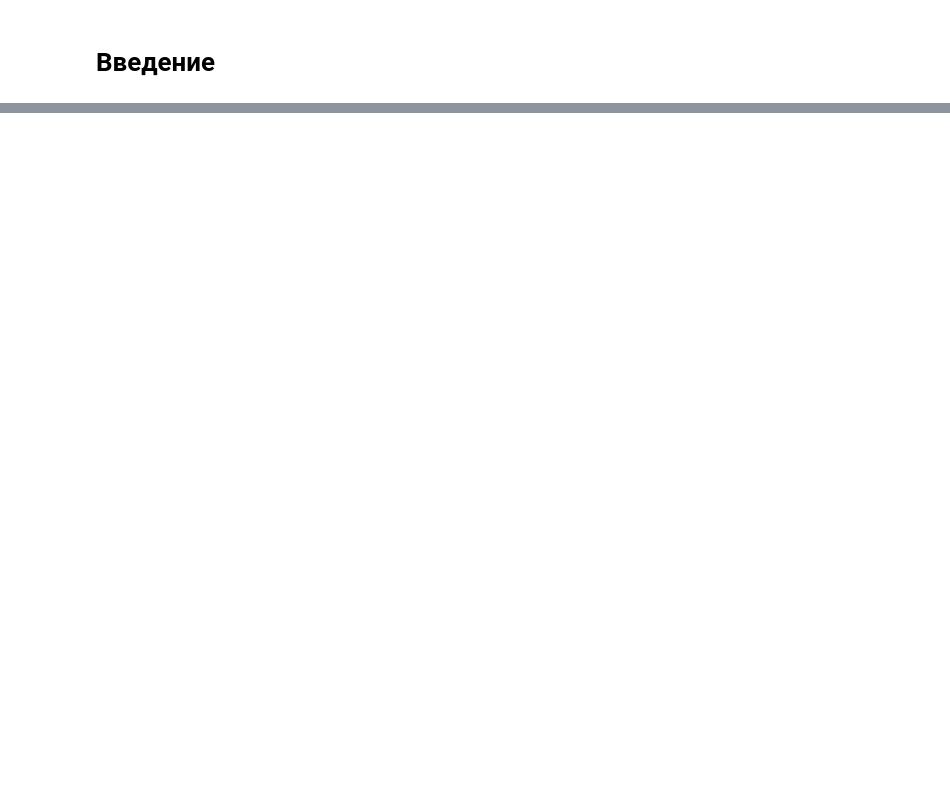
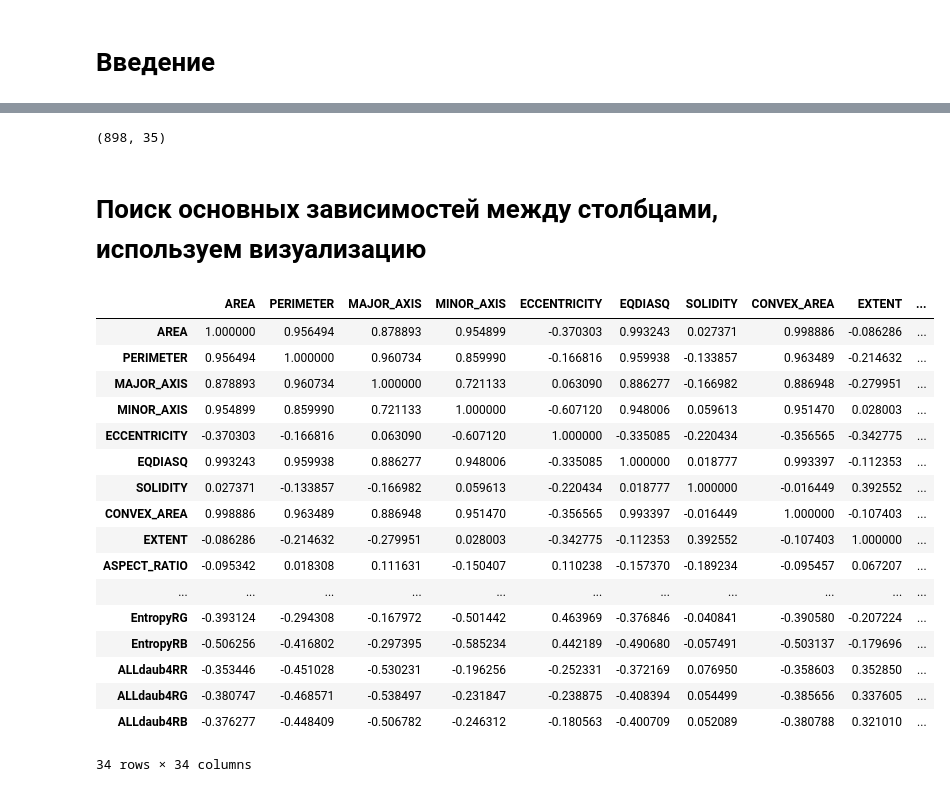
Before and after one commit to PozdeevDA1/ML, a Jupyter notebook: Pozdeev_ML.ipynb, the cells around one changed output, grey strips where cells are left out. Drawn from its saved outputs; the diff is of its cells as text; code cells hidden in the pictures; blank space fills up the shorter version.

```diff
--- a/Pozdeev_ML.ipynb
+++ b/Pozdeev_ML.ipynb
@@ -64,0 +100,29 @@ result_df
+# %%
+dataframe.shape
+# %% [output]
+(898, 35)
+# %% [markdown]
+# Поиск основных зависимостей между столбцами, используем визуализацию
+# %%
+# HEATMAP
+correlation_matrix=dataframe.corr()
+correlation_matrix
+# %% [output]
+|  | AREA | PERIMETER | MAJOR_AXIS | MINOR_AXIS | ECCENTRICITY | EQDIASQ | SOLIDITY | CONVEX_AREA | EXTENT | ... |
+| AREA | 1.000000 | 0.956494 | 0.878893 | 0.954899 | -0.370303 | 0.993243 | 0.027371 | 0.998886 | -0.086286 | ... |
+| PERIMETER | 0.956494 | 1.000000 | 0.960734 | 0.859990 | -0.166816 | 0.959938 | -0.133857 | 0.963489 | -0.214632 | ... |
+| MAJOR_AXIS | 0.878893 | 0.960734 | 1.000000 | 0.721133 | 0.063090 | 0.886277 | -0.166982 | 0.886948 | -0.279951 | ... |
+| MINOR_AXIS | 0.954899 | 0.859990 | 0.721133 | 1.000000 | -0.607120 | 0.948006 | 0.059613 | 0.951470 | 0.028003 | ... |
+| ECCENTRICITY | -0.370303 | -0.166816 | 0.063090 | -0.607120 | 1.000000 | -0.335085 | -0.220434 | -0.356565 | -0.342775 | ... |
+| EQDIASQ | 0.993243 | 0.959938 | 0.886277 | 0.948006 | -0.335085 | 1.000000 | 0.018777 | 0.993397 | -0.112353 | ... |
+| SOLIDITY | 0.027371 | -0.133857 | -0.166982 | 0.059613 | -0.220434 | 0.018777 | 1.000000 | -0.016449 | 0.392552 | ... |
+| CONVEX_AREA | 0.998886 | 0.963489 | 0.886948 | 0.951470 | -0.356565 | 0.993397 | -0.016449 | 1.000000 | -0.107403 | ... |
+| EXTENT | -0.086286 | -0.214632 | -0.279951 | 0.028003 | -0.342775 | -0.112353 | 0.392552 | -0.107403 | 1.000000 | ... |
+| ASPECT_RATIO | -0.095342 | 0.018308 | 0.111631 | -0.150407 | 0.110238 | -0.157370 | -0.189234 | -0.095457 | 0.067207 | ... |
+| ... | ... | ... | ... | ... | ... | ... | ... | ... | ... | ... |
+| EntropyRG | -0.393124 | -0.294308 | -0.167972 | -0.501442 | 0.463969 | -0.376846 | -0.040841 | -0.390580 | -0.207224 | ... |
+| EntropyRB | -0.506256 | -0.416802 | -0.297395 | -0.585234 | 0.442189 | -0.490680 | -0.057491 | -0.503137 | -0.179696 | ... |
+| ALLdaub4RR | -0.353446 | -0.451028 | -0.530231 | -0.196256 | -0.252331 | -0.372169 | 0.076950 | -0.358603 | 0.352850 | ... |
+| ALLdaub4RG | -0.380747 | -0.468571 | -0.538497 | -0.231847 | -0.238875 | -0.408394 | 0.054499 | -0.385656 | 0.337605 | ... |
+| ALLdaub4RB | -0.376277 | -0.448409 | -0.506782 | -0.246312 | -0.180563 | -0.400709 | 0.052089 | -0.380788 | 0.321010 | ... |
+34 rows × 34 columns
```
Also changed, not shown: parts of 46 cells of this notebook.
